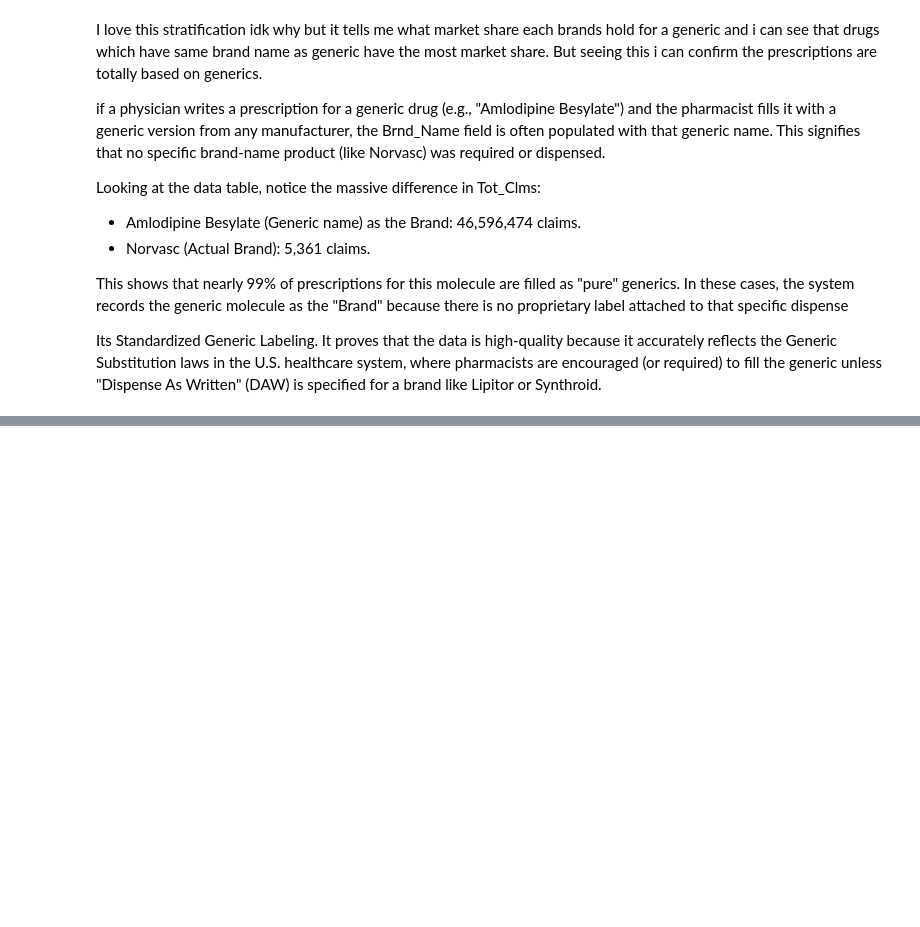
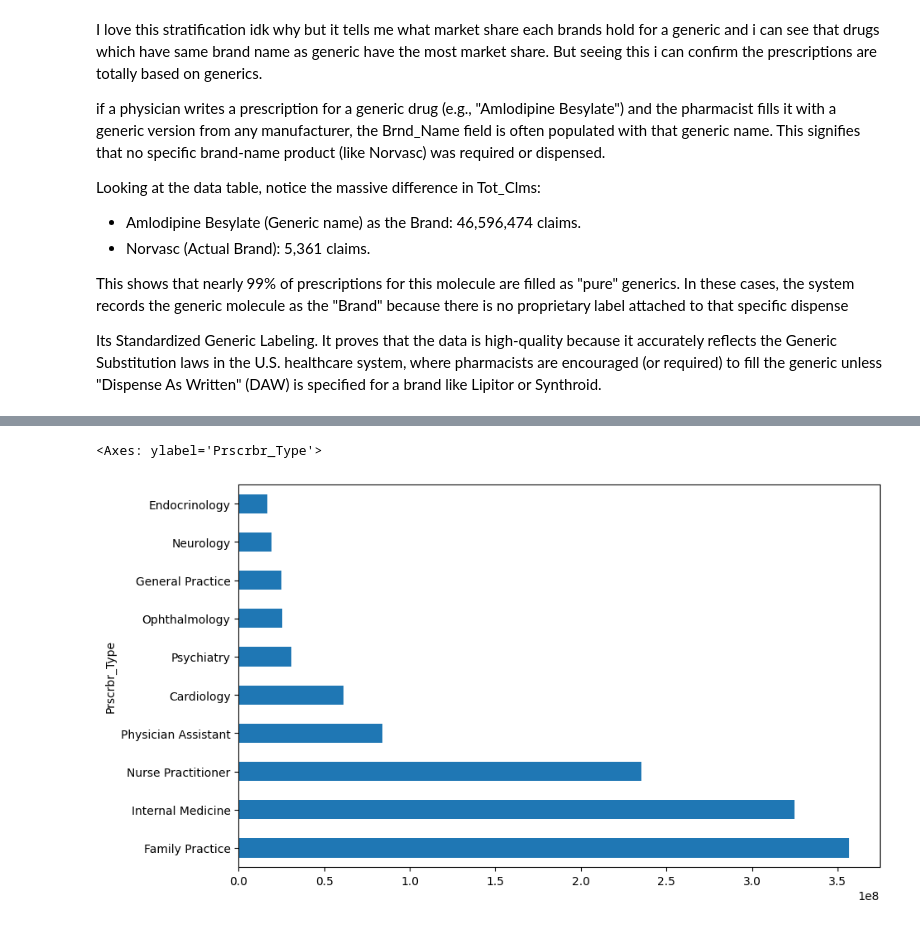
Before and after one commit to M-Nadeem-B/EDA_Medicare_part_D, a Jupyter notebook: EDA.ipynb, the cells around one changed output, grey strips where cells are left out. Drawn from its saved outputs; the diff is of its cells as text; code cells hidden in the pictures; blank space fills up the shorter version.

Commit message:
visualizing counts, claims and cost

```diff
--- a/EDA.ipynb
+++ b/EDA.ipynb
@@ -411,3 +411,8 @@ Looking at the data table, notice the massive difference in Tot_Clms:
 This shows that nearly 99% of prescriptions for this molecule are filled as "pure" generics. In these cases, the system records the generic molecule as the "Brand" because there is no proprietary label attached to that specific dispense
 
 Its Standardized Generic Labeling. It proves that the data is high-quality because it accurately reflects the Generic Substitution laws in the U.S. healthcare system, where pharmacists are encouraged (or required) to fill the generic unless "Dispense As Written" (DAW) is specified for a brand like Lipitor or Synthroid.
+# %%
+
+df['is_generic'] = df['Gnrc_Name'].notnull()
+
+df.groupby('is_generic')['Tot_Clms'].sum()
@@ -413,0 +425,9 @@ Its Standardized Generic Labeling. It proves that the data is high-quality becau
+# %%
+top_specialties = (
+    df.groupby('Prscrbr_Type')['Tot_Clms']
+    .sum()
+    .sort_values(ascending=False)
+    .head(10)
+)
+
+top_specialties
@@ -413,0 +447,5 @@ Its Standardized Generic Labeling. It proves that the data is high-quality becau
+# %%
+top_specialties.plot(kind='barh', figsize=(10,6))
+# %% [output]
+<Axes: ylabel='Prscrbr_Type'>
+[figure, added]
```
Also changed, not shown: parts of 13 cells of this notebook.
